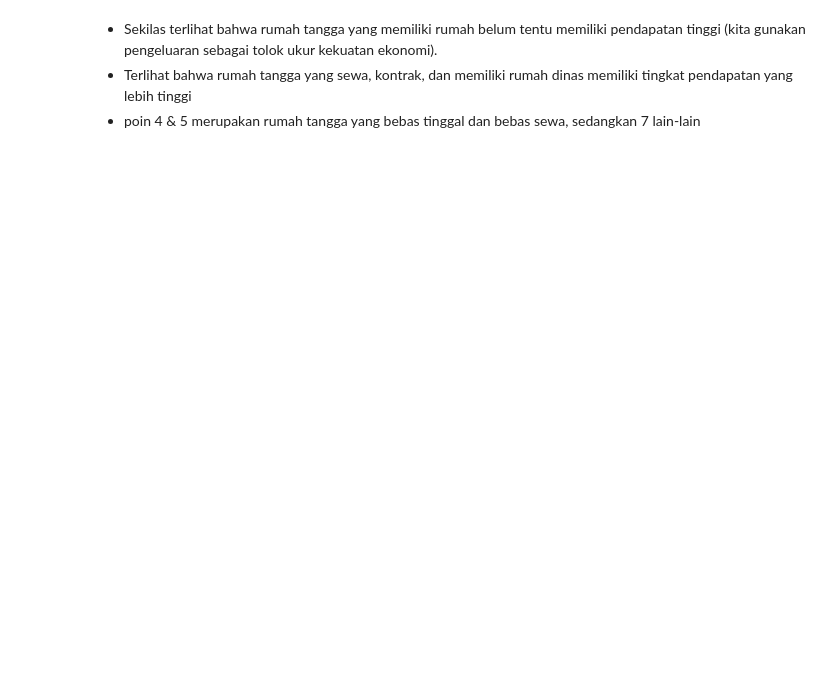
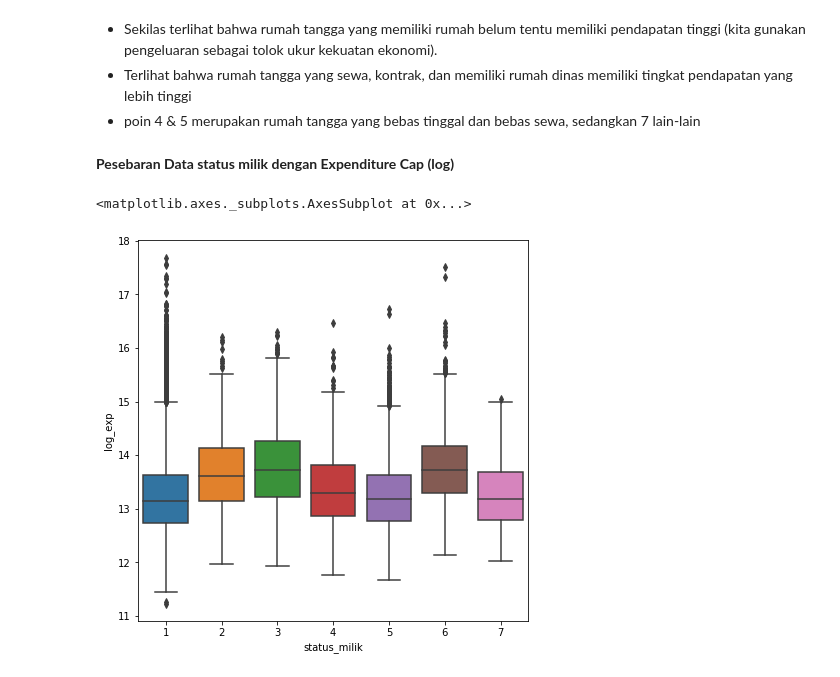
Before and after one commit to yayakaulia/project-lab-pacmann-susenas, a Jupyter notebook: analisis_rumah_sus_13.ipynb, the cells around one changed output. Saved outputs shown, nothing was run; the diff lists cells and outputs as text; code cells hidden in the pictures; blank space fills up the shorter version.

Commit message:
revisi 3
penambahan boxplot

```diff
--- a/analisis_rumah_sus_13.ipynb
+++ b/analisis_rumah_sus_13.ipynb
@@ -158,3 +160,11 @@ plt.show()
 - Sekilas terlihat bahwa rumah tangga yang memiliki rumah belum tentu memiliki pendapatan tinggi (kita gunakan pengeluaran sebagai tolok ukur kekuatan ekonomi).
 - Terlihat bahwa rumah tangga yang sewa, kontrak, dan memiliki rumah dinas memiliki tingkat pendapatan yang lebih tinggi
 - poin 4 & 5 merupakan rumah tangga yang bebas tinggal dan bebas sewa, sedangkan 7 lain-lain
+# %% [markdown]
+**Pesebaran Data status milik dengan Expenditure Cap (log)**
+# %%
+rumah["log_exp"] = np.log(rumah["exp_cap"])
+sns.boxplot(x="status_milik", y="log_exp", data=rumah)
+# %% [output]
+<matplotlib.axes._subplots.AxesSubplot at 0x...>
+[figure, added]
```
Also changed, not shown: parts of 6 cells of this notebook.
